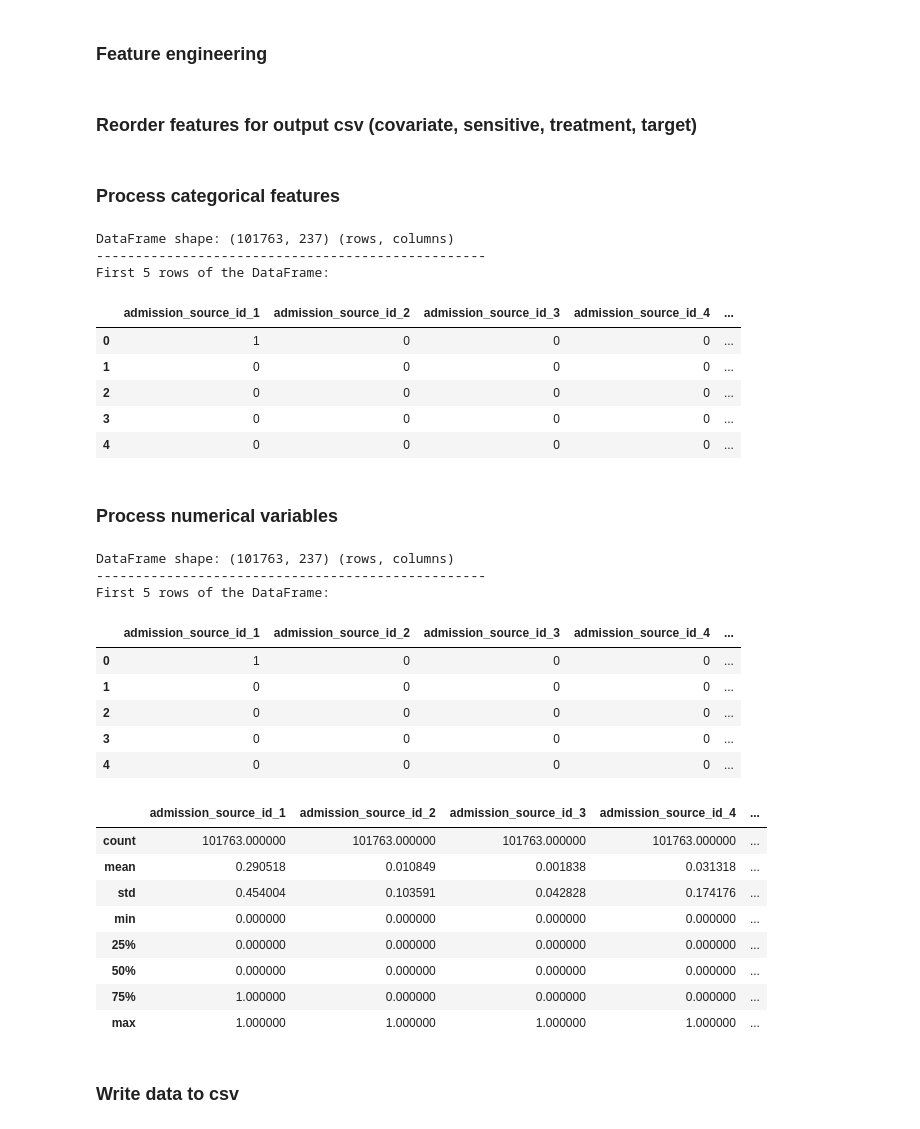
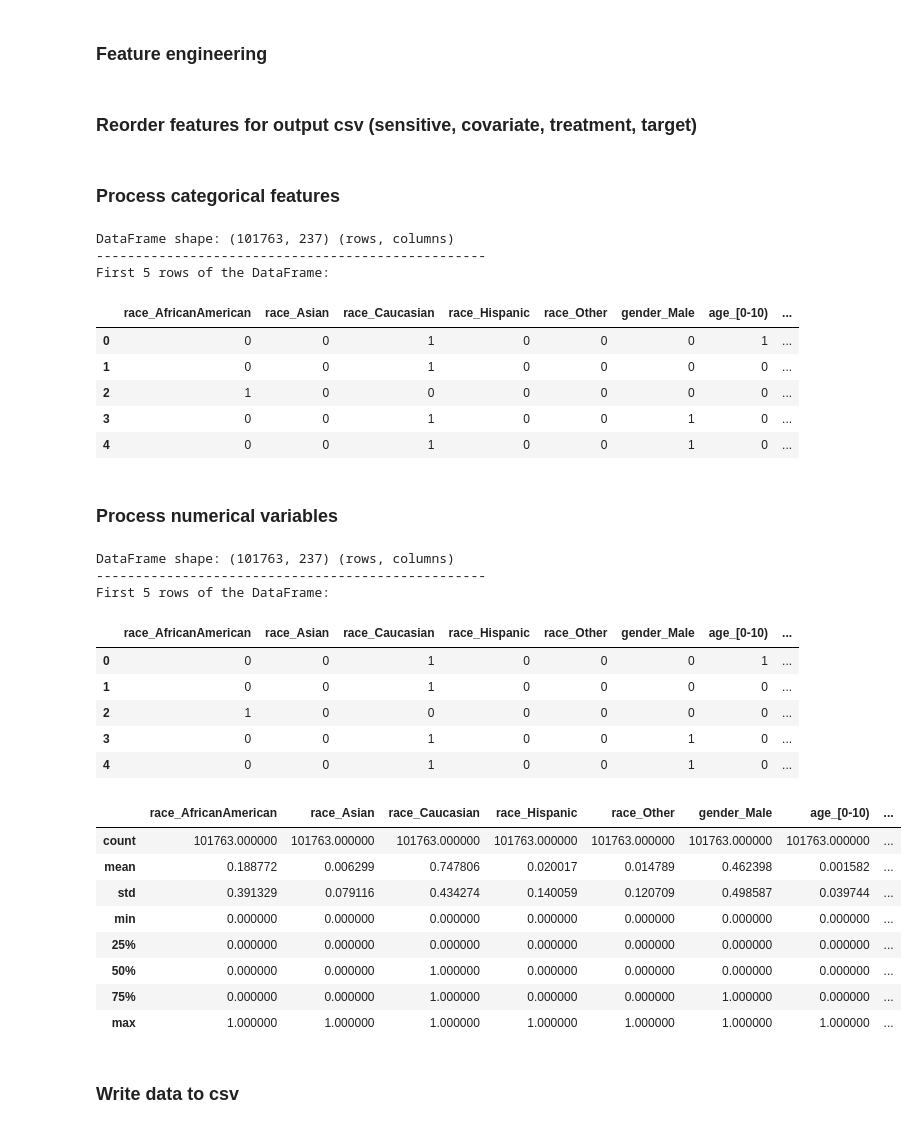
Before and after one commit to molotkova/treatment_datasets, a Jupyter notebook: diabetes.ipynb, the cells around one changed output. Cells and saved outputs as stored; diff of their text form; code cells hidden in the pictures.

Commit message:
updated preprocessing notebooks, yaml_preprocessed still todo

```diff
--- a/diabetes.ipynb
+++ b/diabetes.ipynb
@@ -1,7 +1,7 @@
 # %%
 import pandas as pd
 # %%
-df = pd.read_csv("data/diabetes/diabetic_data.csv")
+df = pd.read_csv("data/diabetes/data.csv")
 # %% [markdown]
 ## Dataset: Diabetes
 # %%
@@ -34,7 +34,7 @@ First 5 rows of the DataFrame:
 # %%
 from utils import get_treatment_features
 
-treatment_features = get_treatment_features("data/diabetes/features.yaml")
+treatment_features = get_treatment_features("data/diabetes/features_raw.yaml")
 
 df_treatment = df[treatment_features]
 
@@ -142,11 +142,11 @@ from utils import map_icd9_category
 for col in ['diag_1', 'diag_2', 'diag_3']:
     df[col] = df[col].apply(map_icd9_category)
 # %% [markdown]
-### Reorder features for output csv (covariate, sensitive, treatment, target)
+### Reorder features for output csv (sensitive, covariate, treatment, target)
 # %%
 from utils import order_columns
 
-order = order_columns(df, "data/diabetes/features.yaml")
+order = order_columns(df, "data/diabetes/features_raw.yaml")
 
 df = df[order]
 # %% [markdown]
@@ -159,61 +159,53 @@ from utils import maintain_order_columns
 # keep the original order of columns
 original_order = df.columns.tolist()
 
-categorical_features = get_categorical_features(df, "data/diabetes/features.yaml")
+categorical_features = get_categorical_features(df, "data/diabetes/features_raw.yaml")
 df = pd.get_dummies(df, columns=categorical_features, dtype=int)
 
 df = maintain_order_columns(df, original_order, categorical_features)
 
-# 240 features
-
 # remove duplicated columns (gender_Male, gender_Female), (change_Ch, change_No), (diabetesMed_Yes, diabetesMed_No)
 df = df.drop(columns=["gender_Female", "change_Ch", "diabetesMed_No"])
-
-pd.options.display.max_columns = None
-display_dataframe_info(df)
 # %% [output]
 DataFrame shape: (101763, 237) (rows, columns)
 --------------------------------------------------
 First 5 rows of the DataFrame:
-|  | admission_source_id_1 | admission_source_id_2 | admission_source_id_3 | admission_source_id_4 | ... |
-| 0 | 1 | 0 | 0 | 0 | ... |
-| 1 | 0 | 0 | 0 | 0 | ... |
-| 2 | 0 | 0 | 0 | 0 | ... |
-| 3 | 0 | 0 | 0 | 0 | ... |
-| 4 | 0 | 0 | 0 | 0 | ... |
+|  | race_AfricanAmerican | race_Asian | race_Caucasian | race_Hispanic | race_Other | gender_Male | age_[0-10) | ... |
+| 0 | 0 | 0 | 1 | 0 | 0 | 0 | 1 | ... |
+| 1 | 0 | 0 | 1 | 0 | 0 | 0 | 0 | ... |
+| 2 | 1 | 0 | 0 | 0 | 0 | 0 | 0 | ... |
+| 3 | 0 | 0 | 1 | 0 | 0 | 1 | 0 | ... |
+| 4 | 0 | 0 | 1 | 0 | 0 | 1 | 0 | ... |
 # %% [markdown]
 ### Process numerical variables
 # %%
 # min-max standardization for numerical features
 from sklearn.preprocessing import MinMaxScaler
 from utils import get_numerical_features
 
-numerical_features = get_numerical_features(df, "data/diabetes/features.yaml")
+numerical_features = get_numerical_features(df, "data/diabetes/features_raw.yaml")
 
 scaler = MinMaxScaler()
 
 df[numerical_features] = scaler.fit_transform(df[numerical_features])
-
-display_dataframe_info(df)
-display(df.describe())
 # %% [output]
 DataFrame shape: (101763, 237) (rows, columns)
 --------------------------------------------------
 First 5 rows of the DataFrame:
-|  | admission_source_id_1 | admission_source_id_2 | admission_source_id_3 | admission_source_id_4 | ... |
-| 0 | 1 | 0 | 0 | 0 | ... |
-| 1 | 0 | 0 | 0 | 0 | ... |
-| 2 | 0 | 0 | 0 | 0 | ... |
-| 3 | 0 | 0 | 0 | 0 | ... |
-| 4 | 0 | 0 | 0 | 0 | ... |
+|  | race_AfricanAmerican | race_Asian | race_Caucasian | race_Hispanic | race_Other | gender_Male | age_[0-10) | ... |
+| 0 | 0 | 0 | 1 | 0 | 0 | 0 | 1 | ... |
+| 1 | 0 | 0 | 1 | 0 | 0 | 0 | 0 | ... |
+| 2 | 1 | 0 | 0 | 0 | 0 | 0 | 0 | ... |
+| 3 | 0 | 0 | 1 | 0 | 0 | 1 | 0 | ... |
+| 4 | 0 | 0 | 1 | 0 | 0 | 1 | 0 | ... |
-|  | admission_source_id_1 | admission_source_id_2 | admission_source_id_3 | admission_source_id_4 | ... |
-| count | 101763.000000 | 101763.000000 | 101763.000000 | 101763.000000 | ... |
-| mean | 0.290518 | 0.010849 | 0.001838 | 0.031318 | ... |
-| std | 0.454004 | 0.103591 | 0.042828 | 0.174176 | ... |
-| min | 0.000000 | 0.000000 | 0.000000 | 0.000000 | ... |
-| 25% | 0.000000 | 0.000000 | 0.000000 | 0.000000 | ... |
-| 50% | 0.000000 | 0.000000 | 0.000000 | 0.000000 | ... |
-| 75% | 1.000000 | 0.000000 | 0.000000 | 0.000000 | ... |
-| max | 1.000000 | 1.000000 | 1.000000 | 1.000000 | ... |
+|  | race_AfricanAmerican | race_Asian | race_Caucasian | race_Hispanic | race_Other | gender_Male | age_[0-10) | ... |
+| count | 101763.000000 | 101763.000000 | 101763.000000 | 101763.000000 | 101763.000000 | 101763.000000 | 101763.000000 | ... |
+| mean | 0.188772 | 0.006299 | 0.747806 | 0.020017 | 0.014789 | 0.462398 | 0.001582 | ... |
+| std | 0.391329 | 0.079116 | 0.434274 | 0.140059 | 0.120709 | 0.498587 | 0.039744 | ... |
+| min | 0.000000 | 0.000000 | 0.000000 | 0.000000 | 0.000000 | 0.000000 | 0.000000 | ... |
+| 25% | 0.000000 | 0.000000 | 0.000000 | 0.000000 | 0.000000 | 0.000000 | 0.000000 | ... |
+| 50% | 0.000000 | 0.000000 | 1.000000 | 0.000000 | 0.000000 | 0.000000 | 0.000000 | ... |
+| 75% | 0.000000 | 0.000000 | 1.000000 | 0.000000 | 0.000000 | 1.000000 | 0.000000 | ... |
+| max | 1.000000 | 1.000000 | 1.000000 | 1.000000 | 1.000000 | 1.000000 | 1.000000 | ... |
 # %% [markdown]
 ### Write data to csv
```
Also changed, not shown: parts of 7 cells of this notebook, 8 other files.
